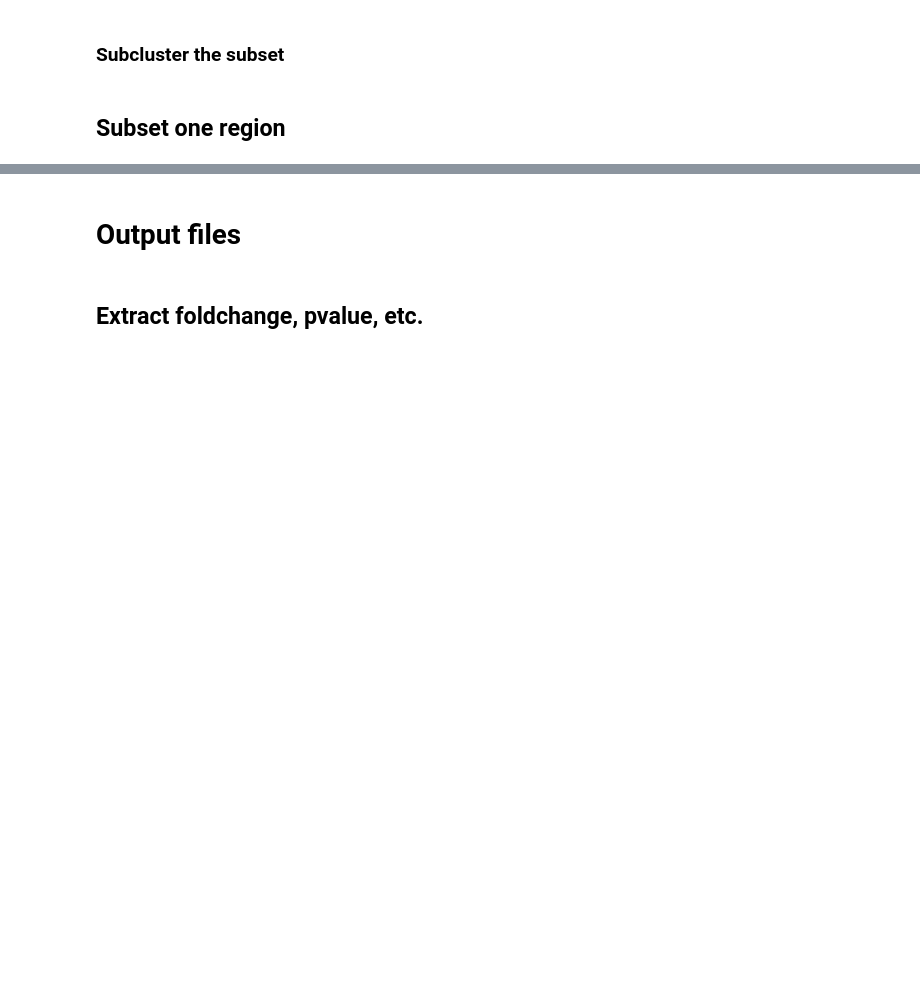
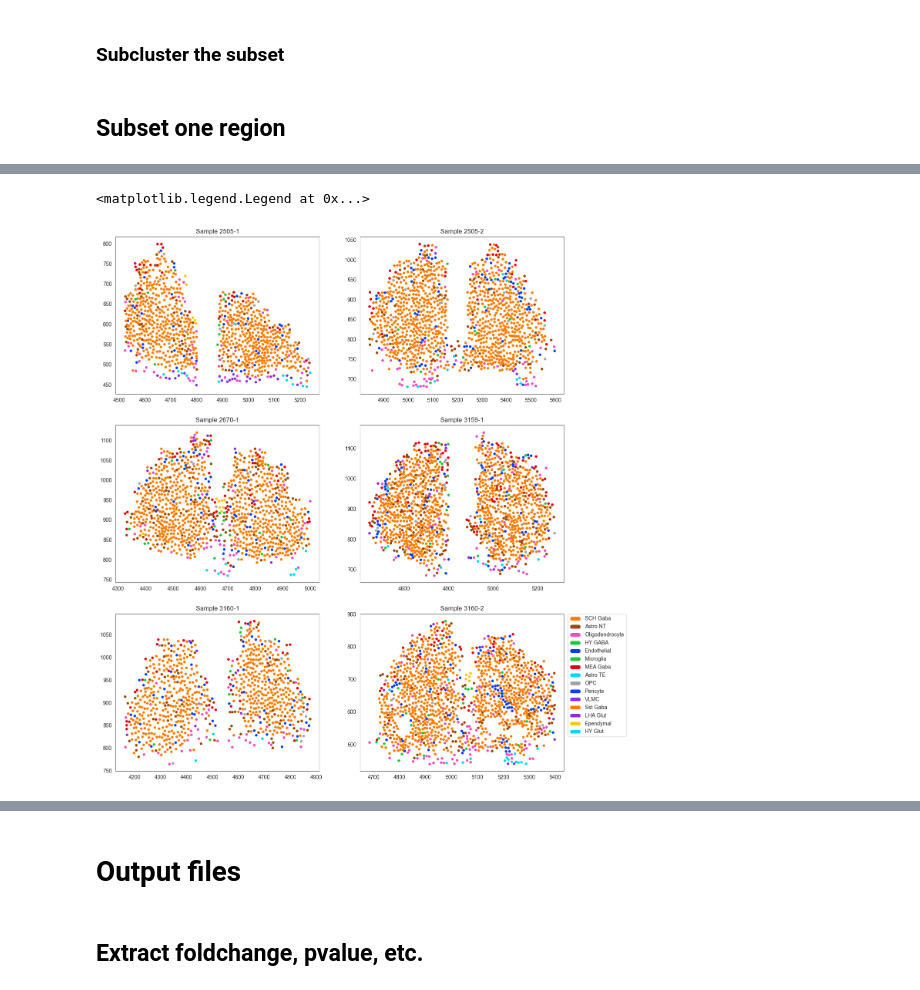
Before and after one commit to Carboneinerte/Xenium-workflow, a Jupyter notebook: v9C_Xenium_DataViz_Analysis.ipynb, the cells around one changed output, grey strips where cells are left out. Saved outputs shown, nothing was run; the diff lists cells and outputs as text; code cells hidden in the pictures; blank space fills up the shorter version.

```diff
--- a/v9C_Xenium_DataViz_Analysis.ipynb
+++ b/v9C_Xenium_DataViz_Analysis.ipynb
@@ -330,6 +366,10 @@ polygonplot_plot_gradient(df, cells_geo,
 import seaborn as sns
 import matplotlib.pyplot as plt
 sns.set_theme(style="white")
+
+if 'df' not in global():
+    df = pd.DataFrame(data=adata.X.toarray(), index=adata.obs_names, columns=adata.var_names)
+    df['cell_id'] = df.index
 
 gene_ = 'Chat'
 adata_temp = adata
@@ -881,4 +911,5 @@ adata_region_cell = adata2[adata2.obs['cell type'] == celltype_to_subset]
 adata2.obs['region_automap'].unique()
 # %%
 region_to_subset = "SCH"
-adata_region = adata2[adata2.obs['region_automap'] == region_to_subset]
+adata_region = adata[adata.obs['region_automap_name'] == region_to_subset]
+sc.pp.log1p(adata_region)
@@ -889,41 +918,44 @@ adata_region.obs[adata_region.obs['cell type']=='Astro']['cell_type_newnum'].hea
 # %%
 # Generate new numbering base on unique 'cell type'
-all_cell_type = adata_region.obs['cell type'].unique()
+all_cell_type = adata_region.obs['cell_type_final'].unique()
 list_cell_nb = range(0, len(all_cell_type))
 mapping_dict = dict(zip(all_cell_type,list_cell_nb))
-adata_region.obs['cell_type_newnum'] = adata_region.obs['cell type'].map(mapping_dict)
+adata_region.obs['cell_type_newnum_final'] = adata_region.obs['cell_type_final'].map(mapping_dict)
 # mapping_dict
 
 ### Generate a color palette for the clusters - to make color stay consistent across samples
-adata_region.obs['cell_type_newnum'] = adata_region.obs['cell_type_newnum'].astype(int)
+adata_region.obs['cell_type_newnum_final'] = adata_region.obs['cell_type_newnum_final'].astype(int)
 
 # Create a palette with a unique color for each cluster
-num_clusters = len(adata_region.obs['cell_type_newnum'].unique())
+num_clusters = len(adata_region.obs['cell_type_newnum_final'].unique())
 palette = sns.color_palette("bright", n_colors=num_clusters)
 
 # Map each 'leiden' value to a color
-adata_region.obs['kmeans_colors'] = adata_region.obs['cell_type_newnum'].apply(lambda x: palette[x])
+adata_region.obs['kmeans_colors'] = adata_region.obs['cell_type_newnum_final'].apply(lambda x: palette[x])
 
 # Mapping of clusters
 fig, axs = plt.subplots(3,2,figsize=(15, 18))
 axs = axs.flatten()
 clusters_plot = { 1: 'lightcoral', 11:'black',4:'red',
     # 0: 'orchid', 1: 'forestgreen',2: 'coral', 4:'orange',
     # 3:'red', 5:'blue',6:'cyan',7:'black'
     # 4:'red',0:'black'
 }
 
 for idx, sample in enumerate(samples_ids):
     adata_sel = adata_region[(adata_region.obs['sample'] == sample)]
-    for cluster_id in adata_sel.obs['cell_type_newnum'].unique():
-        cluster_data = adata_sel.obs[adata_sel.obs['cell_type_newnum'] == cluster_id]
+    for cluster_id in adata_sel.obs['cell_type_newnum_final'].unique():
+        cluster_data = adata_sel.obs[adata_sel.obs['cell_type_newnum_final'] == cluster_id]
         if len(cluster_data) >= 0:
             colors = clusters_plot[cluster_id] if cluster_id in clusters_plot else "none"
             colors= cluster_data['kmeans_colors'].unique()[0]
-            axs[idx].scatter(cluster_data['x_centroid'], cluster_data['y_centroid'], color=colors, s=15, label=cluster_data['cell type'].unique()[0])
+            axs[idx].scatter(cluster_data['x_centroid'], cluster_data['y_centroid'], color=colors, s=15, label=cluster_data['cell_type_final'].unique()[0])
             axs[idx].set_title(f"Sample {sample}")
 
 plt.legend(markerscale=1, scatterpoints=1000, bbox_to_anchor=(1.02, 1), loc='upper left', borderaxespad=0)
+# %% [output]
+<matplotlib.legend.Legend at 0x...>
+[figure, added]
 # %%
 # len(adata_region)/1000
 # adata_region_notunique.obs.groupby('cell type')['cell_id'].nunique()
```
Also changed, not shown: parts of 21 cells of this notebook, 6 other files.
